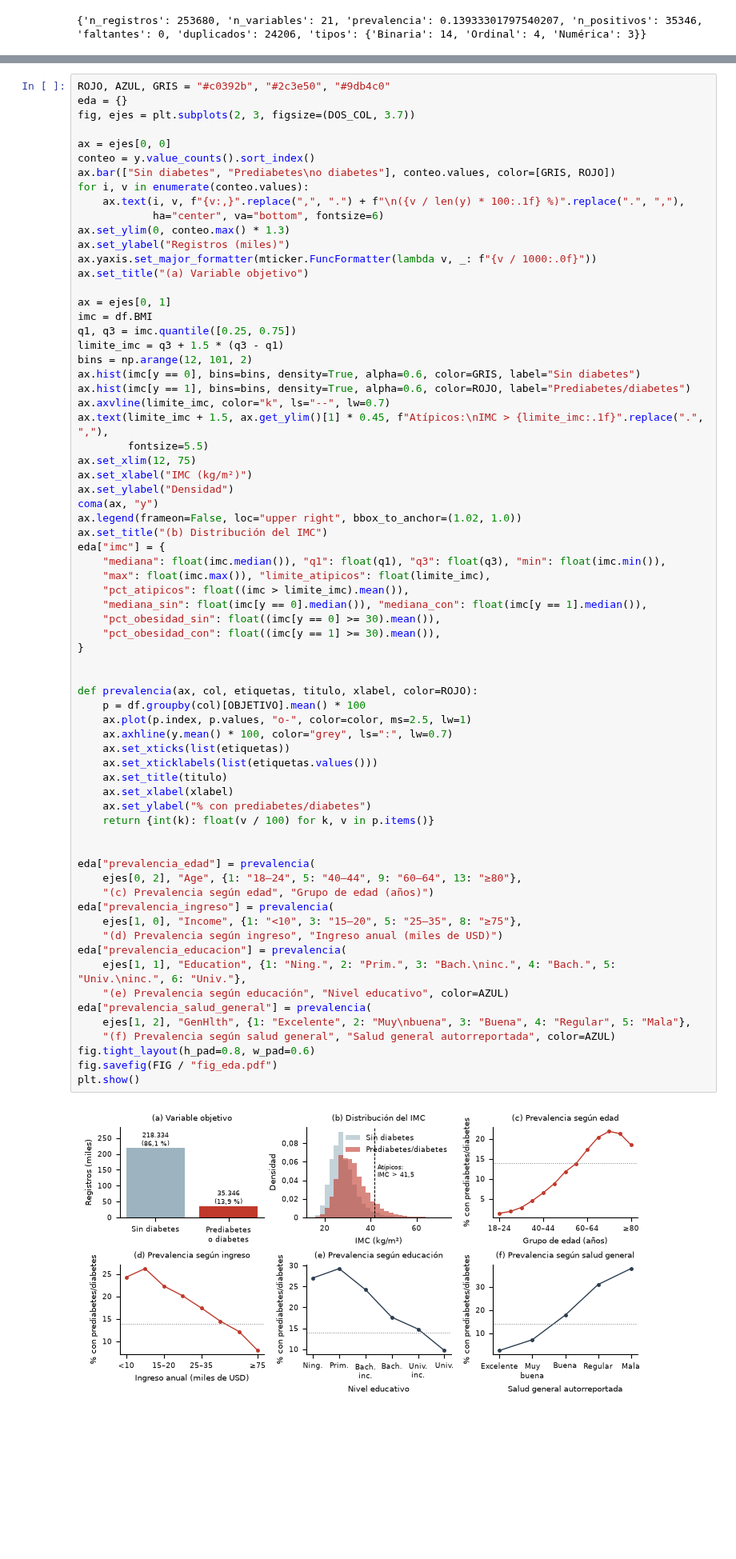
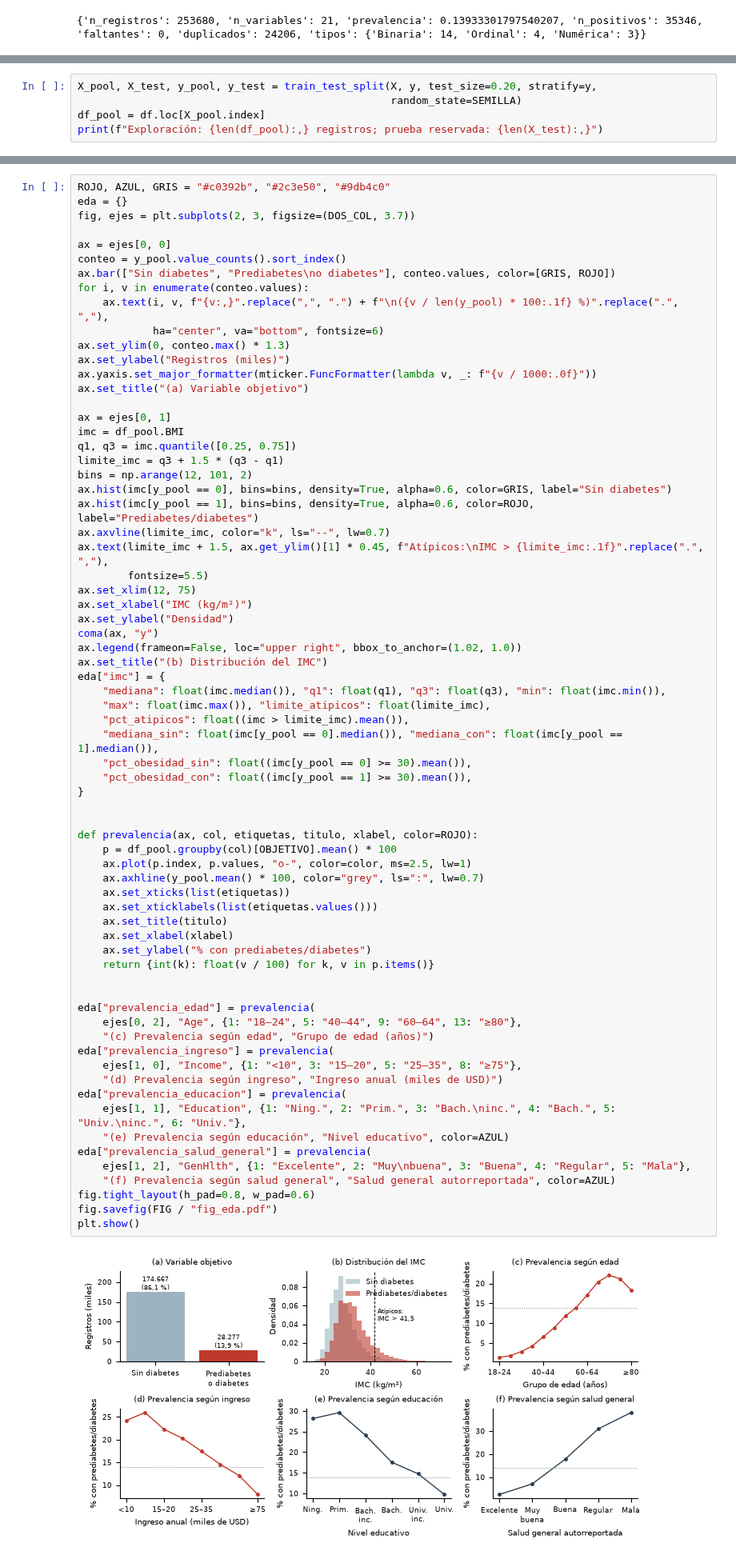
Before and after one commit to gjcardonam/diabetes-brfss-ml, a Jupyter notebook: notebooks/proyecto_diabetes.ipynb, the cells around one changed output, grey strips where cells are left out. Shown at 80% size. Cells and saved outputs as stored; diff of their text form; blank space fills up the shorter version.

```diff
--- a/notebooks/proyecto_diabetes.ipynb
+++ b/notebooks/proyecto_diabetes.ipynb
@@ -194,0 +207,5 @@ y eliminarlas cambiaría la distribución de la población encuestada.
+# %%
+X_pool, X_test, y_pool, y_test = train_test_split(X, y, test_size=0.20, stratify=y,
+                                                  random_state=SEMILLA)
+df_pool = df.loc[X_pool.index]
+print(f"Exploración: {len(df_pool):,} registros; prueba reservada: {len(X_test):,}")
@@ -200,10 +219,10 @@ eda = {}
 fig, ejes = plt.subplots(2, 3, figsize=(DOS_COL, 3.7))
 
 ax = ejes[0, 0]
-conteo = y.value_counts().sort_index()
+conteo = y_pool.value_counts().sort_index()
 ax.bar(["Sin diabetes", "Prediabetes\no diabetes"], conteo.values, color=[GRIS, ROJO])
 for i, v in enumerate(conteo.values):
-    ax.text(i, v, f"{v:,}".replace(",", ".") + f"\n({v / len(y) * 100:.1f} %)".replace(".", ","),
+    ax.text(i, v, f"{v:,}".replace(",", ".") + f"\n({v / len(y_pool) * 100:.1f} %)".replace(".", ","),
             ha="center", va="bottom", fontsize=6)
 ax.set_ylim(0, conteo.max() * 1.3)
 ax.set_ylabel("Registros (miles)")
@@ -211,12 +230,12 @@ ax.yaxis.set_major_formatter(mticker.FuncFormatter(lambda v, _: f"{v / 1000:.0f}
 ax.set_title("(a) Variable objetivo")
 
 ax = ejes[0, 1]
-imc = df.BMI
+imc = df_pool.BMI
 q1, q3 = imc.quantile([0.25, 0.75])
 limite_imc = q3 + 1.5 * (q3 - q1)
 bins = np.arange(12, 101, 2)
-ax.hist(imc[y == 0], bins=bins, density=True, alpha=0.6, color=GRIS, label="Sin diabetes")
-ax.hist(imc[y == 1], bins=bins, density=True, alpha=0.6, color=ROJO, label="Prediabetes/diabetes")
+ax.hist(imc[y_pool == 0], bins=bins, density=True, alpha=0.6, color=GRIS, label="Sin diabetes")
+ax.hist(imc[y_pool == 1], bins=bins, density=True, alpha=0.6, color=ROJO, label="Prediabetes/diabetes")
 ax.axvline(limite_imc, color="k", ls="--", lw=0.7)
 ax.text(limite_imc + 1.5, ax.get_ylim()[1] * 0.45, f"Atípicos:\nIMC > {limite_imc:.1f}".replace(".", ","),
         fontsize=5.5)
@@ -230,41 +249,41 @@ eda["imc"] = {
     "mediana": float(imc.median()), "q1": float(q1), "q3": float(q3), "min": float(imc.min()),
     "max": float(imc.max()), "limite_atipicos": float(limite_imc),
     "pct_atipicos": float((imc > limite_imc).mean()),
-    "mediana_sin": float(imc[y == 0].median()), "mediana_con": float(imc[y == 1].median()),
-    "pct_obesidad_sin": float((imc[y == 0] >= 30).mean()),
-    "pct_obesidad_con": float((imc[y == 1] >= 30).mean()),
+    "mediana_sin": float(imc[y_pool == 0].median()), "mediana_con": float(imc[y_pool == 1].median()),
+    "pct_obesidad_sin": float((imc[y_pool == 0] >= 30).mean()),
+    "pct_obesidad_con": float((imc[y_pool == 1] >= 30).mean()),
 }
 
 
 def prevalencia(ax, col, etiquetas, titulo, xlabel, color=ROJO):
-    p = df.groupby(col)[OBJETIVO].mean() * 100
+    p = df_pool.groupby(col)[OBJETIVO].mean() * 100
     ax.plot(p.index, p.values, "o-", color=color, ms=2.5, lw=1)
-    ax.axhline(y.mean() * 100, color="grey", ls=":", lw=0.7)
+    ax.axhline(y_pool.mean() * 100, color="grey", ls=":", lw=0.7)
     ax.set_xticks(list(etiquetas))
     ax.set_xticklabels(list(etiquetas.values()))
     ax.set_title(titulo)
     ax.set_xlabel(xlabel)
     ax.set_ylabel("% con prediabetes/diabetes")
     return {int(k): float(v / 100) for k, v in p.items()}
 
 
 eda["prevalencia_edad"] = prevalencia(
     ejes[0, 2], "Age", {1: "18–24", 5: "40–44", 9: "60–64", 13: "≥80"},
     "(c) Prevalencia según edad", "Grupo de edad (años)")
 eda["prevalencia_ingreso"] = prevalencia(
     ejes[1, 0], "Income", {1: "<10", 3: "15–20", 5: "25–35", 8: "≥75"},
     "(d) Prevalencia según ingreso", "Ingreso anual (miles de USD)")
 eda["prevalencia_educacion"] = prevalencia(
     ejes[1, 1], "Education", {1: "Ning.", 2: "Prim.", 3: "Bach.\ninc.", 4: "Bach.", 5: "Univ.\ninc.", 6: "Univ."},
     "(e) Prevalencia según educación", "Nivel educativo", color=AZUL)
 eda["prevalencia_salud_general"] = prevalencia(
     ejes[1, 2], "GenHlth", {1: "Excelente", 2: "Muy\nbuena", 3: "Buena", 4: "Regular", 5: "Mala"},
     "(f) Prevalencia según salud general", "Salud general autorreportada", color=AZUL)
 fig.tight_layout(h_pad=0.8, w_pad=0.6)
 fig.savefig(FIG / "fig_eda.pdf")
 plt.show()
 # %% [output]
-[figure, old version]
+[figure, new version]
 # %% [markdown]
 ### Correlaciones entre variables
 
```
Also changed, not shown: parts of 20 cells of this notebook, 18 other files.
